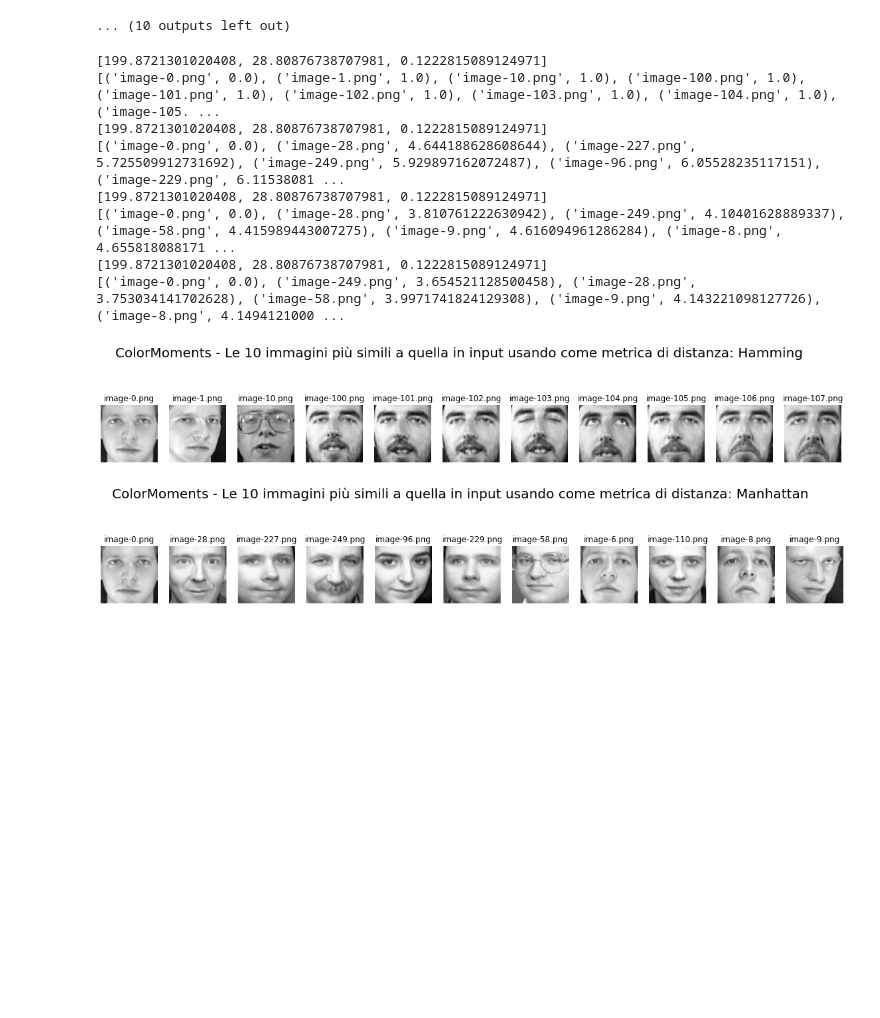
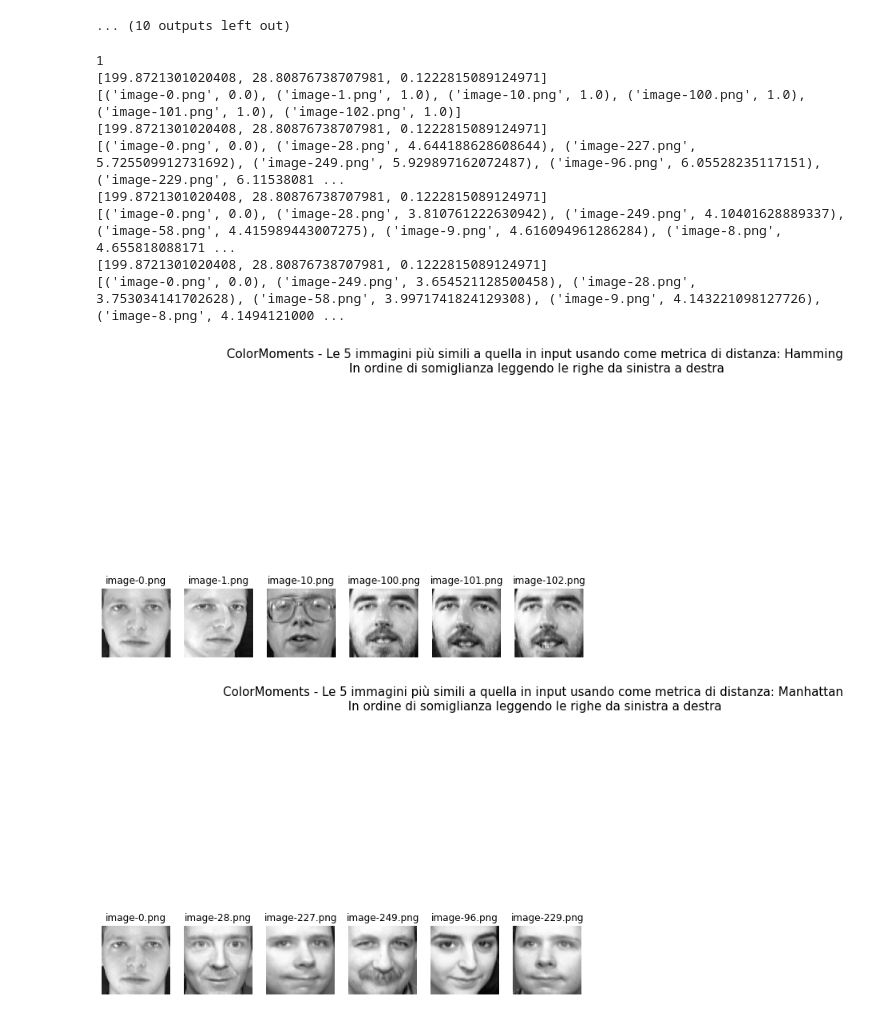
Before and after one commit to LivioScarpi/Progetto_DBM, a Jupyter notebook: task2.ipynb, the cells around one changed output. Drawn from its saved outputs; the diff is of its cells as text; code cells hidden in the pictures; blank space fills up the shorter version.

Commit message:
chore: migliorata visualizzazione k immagini più simili nel task 3

```diff
--- a/task2.ipynb
+++ b/task2.ipynb
@@ -256,45 +278,49 @@ inputImage = 'image-0.png'
 # %%
 distanceMetrics = ['Hamming', 'Manhattan', 'DistanzaEuclidea', 'Minkowski']
 
+import math
 # numero di immagini simili che vogliamo ottenere
-k = 10
+k = 5
 
 w = 10
 h = 10
-columns = k+1
-rows = len(distanceMetrics)
+columns = 11    # le colonne sono 11 per riga
+rows = math.trunc(k / 10) + 1
 
-currentIndex = 1
+print(rows)
+
 
 for i in range(len(distanceMetrics)):
     fig = plt.figure(figsize=(20, 10))
-    fig.suptitle('ColorMoments - ' + 'Le ' + str(k) + ' immagini più simili a quella in input usando come metrica di distanza: ' + distanceMetrics[i], fontsize=20)    # plt.title("CIAO")
+    fig.suptitle('ColorMoments - ' + 'Le ' + str(k) + ' immagini più simili a quella in input usando come metrica di distanza: ' + distanceMetrics[i] + '\n In ordine di somiglianza leggendo le righe da sinistra a destra', fontsize=15)
     # plt.axis('off')
+    currentIndex = 1
 
     kSimilarImagesOfColMom = getKsimilarImages(inputImage, k, 'ColorMoments', distanceMetrics[i])
     #print(kSimilarImagesOfColMom)
 
     for j in range(len(kSimilarImagesOfColMom)):
         imageName = kSimilarImagesOfColMom[j][0]
         # load the image
         image = Image.open('./olivetti_PNG_master/images/' + imageName)
 
-        fig.add_subplot(rows, columns, (j+1))
+        fig.add_subplot(rows, columns, currentIndex)
         plt.imshow(image, cmap='gray')
         plt.axis('off')
         plt.title(imageName)
 
         currentIndex += 1
 
 plt.show()
 # %% [output]
+1
 [199.8721301020408, 28.80876738707981, 0.1222815089124971]
-[('image-0.png', 0.0), ('image-1.png', 1.0), ('image-10.png', 1.0), ('image-100.png', 1.0), ('image-101.png', 1.0), ('image-102.png', 1.0), ('image-103.png', 1.0), ('image-104.png', 1.0), ('image-105. ...
+[('image-0.png', 0.0), ('image-1.png', 1.0), ('image-10.png', 1.0), ('image-100.png', 1.0), ('image-101.png', 1.0), ('image-102.png', 1.0)]
 [199.8721301020408, 28.80876738707981, 0.1222815089124971]
 [('image-0.png', 0.0), ('image-28.png', 4.644188628608644), ('image-227.png', 5.725509912731692), ('image-249.png', 5.929897162072487), ('image-96.png', 6.05528235117151), ('image-229.png', 6.11538081 ...
 [199.8721301020408, 28.80876738707981, 0.1222815089124971]
 [('image-0.png', 0.0), ('image-28.png', 3.810761222630942), ('image-249.png', 4.10401628889337), ('image-58.png', 4.415989443007275), ('image-9.png', 4.616094961286284), ('image-8.png', 4.655818088171 ...
 [199.8721301020408, 28.80876738707981, 0.1222815089124971]
 [('image-0.png', 0.0), ('image-249.png', 3.654521128500458), ('image-28.png', 3.753034141702628), ('image-58.png', 3.9971741824129308), ('image-9.png', 4.143221098127726), ('image-8.png', 4.1494121000 ...
-[figure, old version]
+[figure, new version]
-[figure, old version]
+[figure, new version]
```
Also changed, not shown: parts of 4 cells of this notebook, 1 other file.
